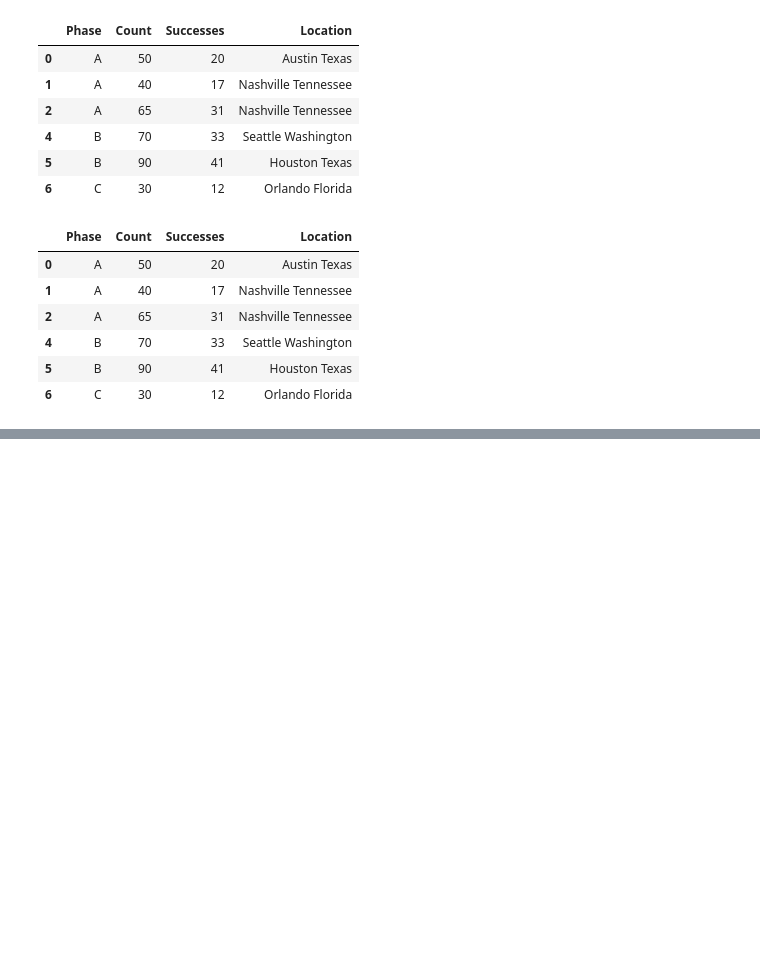
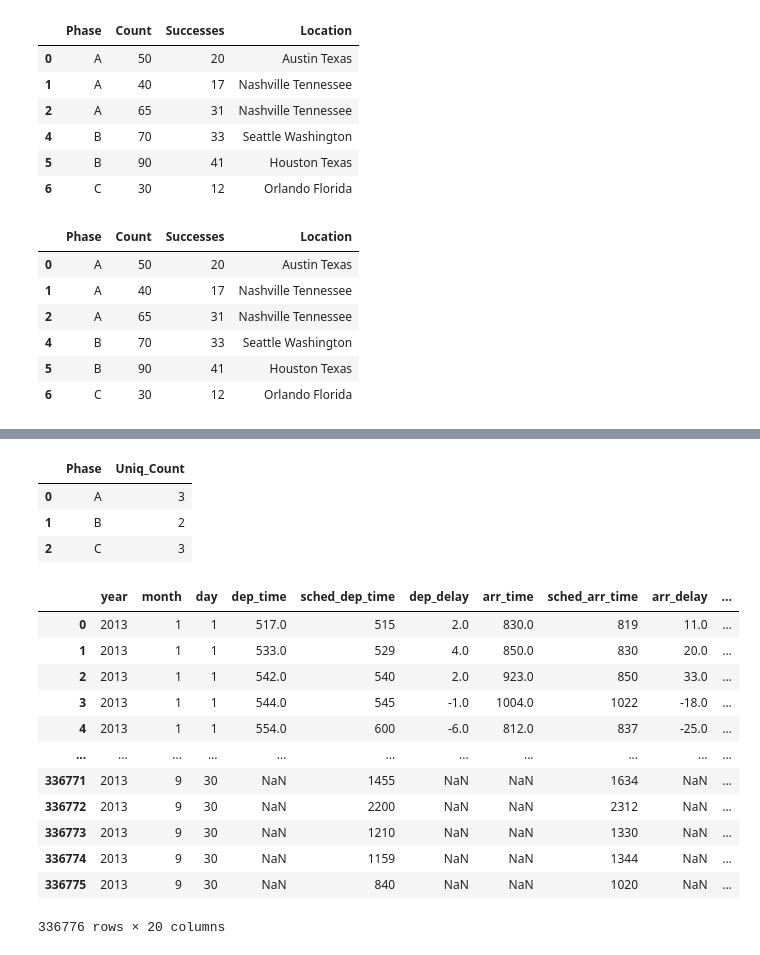
Before and after one commit to M-Christensen/ATPA, a Jupyter notebook: SOAModule_Notes/Module2/Sec2_DataTransformationCleaning.ipynb, the cells around one changed output, grey strips where cells are left out. Cells and saved outputs as stored; diff of their text form; code cells hidden in the pictures; blank space fills up the shorter version.

```diff
--- a/SOAModule_Notes/Module2/Sec2_DataTransformationCleaning.ipynb
+++ b/SOAModule_Notes/Module2/Sec2_DataTransformationCleaning.ipynb
@@ -311,6 +413,12 @@ trials_unique
 # CHUNK 35: Exercise 2.3.7: Obtain the number of unique values of Count in each Phase
 
 # Count the number of unique Count values there are in each Phase.
+trials.groupby(["Phase"], as_index=False).agg({'Count':'nunique'}).rename(columns={'Count':'Uniq_Count'})
+# %% [output]
+|  | Phase | Uniq_Count |
+| 0 | A | 3 |
+| 1 | B | 2 |
+| 2 | C | 3 |
 # %%
 # CHUNK 36: Exercise 2.3.7: Solution
 
@@ -320,26 +428,27 @@ trials_countOfCount
 # %%
 # CHUNK 37: Exercise 2.3.8:
 
-flights = pd.read_csv("flights.csv")
-pd.set_option('max_columns', None) # This will display all the columns
+flights = pd.read_csv("Data/flights.csv")
+# pd.set_option('max_columns', None) # This will display all the columns
 
 # 1. Filter observations to only values where carrier is equal to “UA”
-
+flights.query("carrier == 'UA'")
 # 2. Filter observations to only where the dest variable is either “MIA” or “ORD”
-
+flights.query("dest == 'MIA' or dest == 'ORD'")
 # 3. Filter observations to only where air_time is between 60 and 120 minutes.
-
+flights.query("air_time >= 60 and air_time <= 120")
 # 4. Filter variables to only sched_dep_time and dep_delay
-
+flights.filter(['sched_dep_time', 'dep_delay'])
 # 5. Order the data from longest distance to shortest distance
-
+flights.sort_values(['distance'], ascending=False)
 # 6. Create a new variable called delayed that returns TRUE if dep_delay is greater than 0 and FALSE otherwise.
-
+flights.assign(delayed = pd.cut(flights.dep_delay, bins=[-float("inf"), 0, float("inf")], labels=[False, True]))
 # 7. Create a new variable called mph that is equal to distance divided by air_time times 60
-
+flights.assign(mph = flights.distance/flights.air_time*60.)
 # 8. Determine mean dep_delay values by carrier. Call it mean_delay
-
+flights.groupby(['carrier'], as_index=False).agg({'dep_delay':'mean'}).rename(columns={'dep_delay':'mean_delay'}).sort_values(['carrier'])
 # 9. Each plane has a unique value for tailnum. Determine how many distinct planes each carrier uses. Call it num_planes
+flights.groupby(['carrier'], as_index=False).agg({'tailnum':'nunique'}).rename(columns={'tailnum':'numplanes'})
 # %%
 # CHUNK 38: Exercise 2.3.8: Solution
 
@@ -372,6 +481,22 @@ flights.groupby("carrier",as_index=False).agg({"dep_delay":"mean"}).rename(colum
 
 # 9. Each plane has a unique value for tailnum. Determine how many distinct planes each carrier uses. Call it num_planes
 flights.groupby("carrier",as_index=False).agg({"tailnum":"nunique"}).rename(columns={"tailnum":"num_planes"})
+# %%
+display(flights)
+# %% [output]
+|  | year | month | day | dep_time | sched_dep_time | dep_delay | arr_time | sched_arr_time | arr_delay | ... |
+| 0 | 2013 | 1 | 1 | 517.0 | 515 | 2.0 | 830.0 | 819 | 11.0 | ... |
+| 1 | 2013 | 1 | 1 | 533.0 | 529 | 4.0 | 850.0 | 830 | 20.0 | ... |
+| 2 | 2013 | 1 | 1 | 542.0 | 540 | 2.0 | 923.0 | 850 | 33.0 | ... |
+| 3 | 2013 | 1 | 1 | 544.0 | 545 | -1.0 | 1004.0 | 1022 | -18.0 | ... |
+| 4 | 2013 | 1 | 1 | 554.0 | 600 | -6.0 | 812.0 | 837 | -25.0 | ... |
+| ... | ... | ... | ... | ... | ... | ... | ... | ... | ... | ... |
+| 336771 | 2013 | 9 | 30 | NaN | 1455 | NaN | NaN | 1634 | NaN | ... |
+| 336772 | 2013 | 9 | 30 | NaN | 2200 | NaN | NaN | 2312 | NaN | ... |
+| 336773 | 2013 | 9 | 30 | NaN | 1210 | NaN | NaN | 1330 | NaN | ... |
+| 336774 | 2013 | 9 | 30 | NaN | 1159 | NaN | NaN | 1344 | NaN | ... |
+| 336775 | 2013 | 9 | 30 | NaN | 840 | NaN | NaN | 1020 | NaN | ... |
+336776 rows × 20 columns
 # %%
 # CHUNK 39: Exercise 2.3.9
 
```
Also changed, not shown: parts of 9 cells of this notebook.
